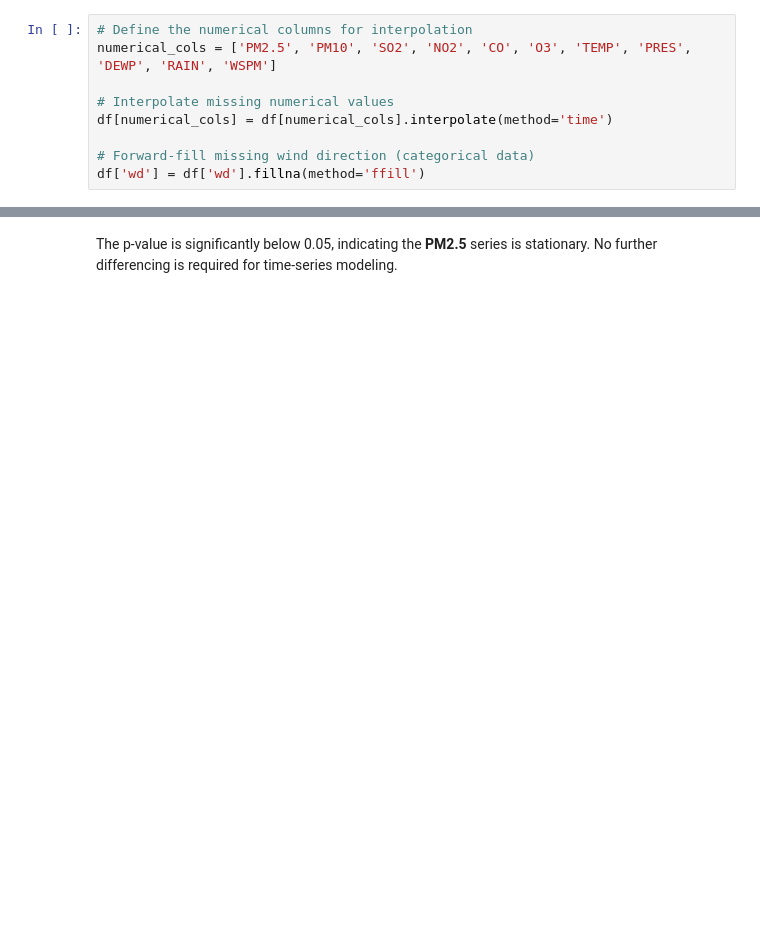
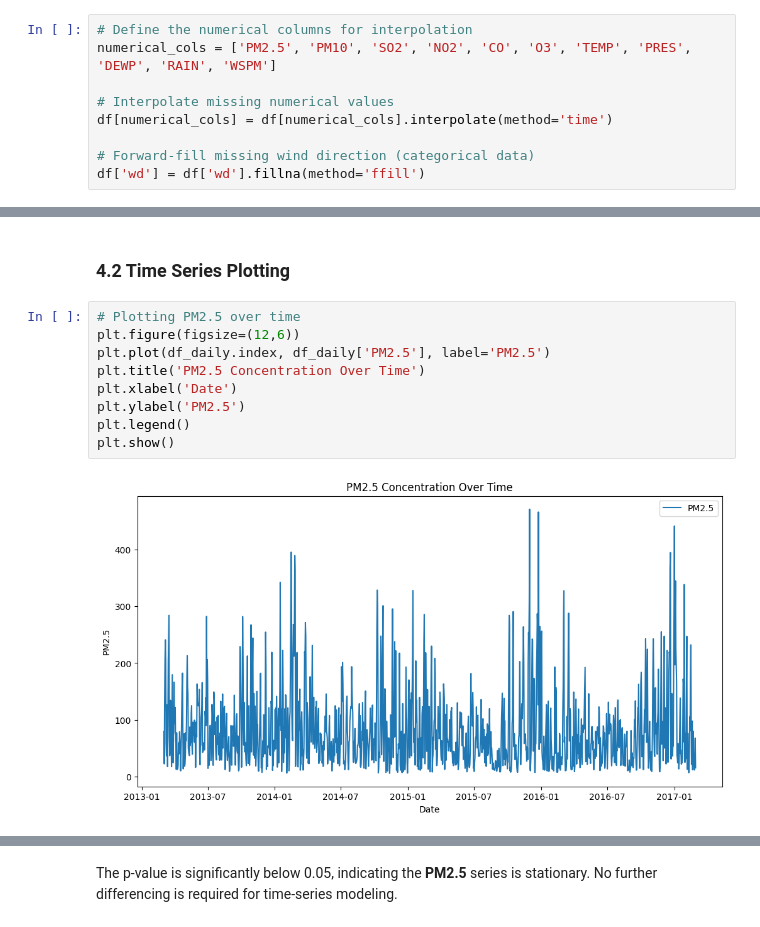
Before and after one commit to bonareri/Machine-Learning, a Jupyter notebook: Air_Quality_Forecasting.ipynb, the cells around one changed output, grey strips where cells are left out. Drawn from its saved outputs; the diff is of its cells as text; blank space fills up the shorter version.

```diff
--- a/Air_Quality_Forecasting.ipynb
+++ b/Air_Quality_Forecasting.ipynb
@@ -295,0 +362,13 @@ Critical Values:
+# %% [markdown]
+### 4.2 Time Series Plotting
+# %%
+# Plotting PM2.5 over time
+plt.figure(figsize=(12,6))
+plt.plot(df_daily.index, df_daily['PM2.5'], label='PM2.5')
+plt.title('PM2.5 Concentration Over Time')
+plt.xlabel('Date')
+plt.ylabel('PM2.5')
+plt.legend()
+plt.show()
+# %% [output]
+[figure, added]
```
Also changed, not shown: parts of 90 cells of this notebook.
